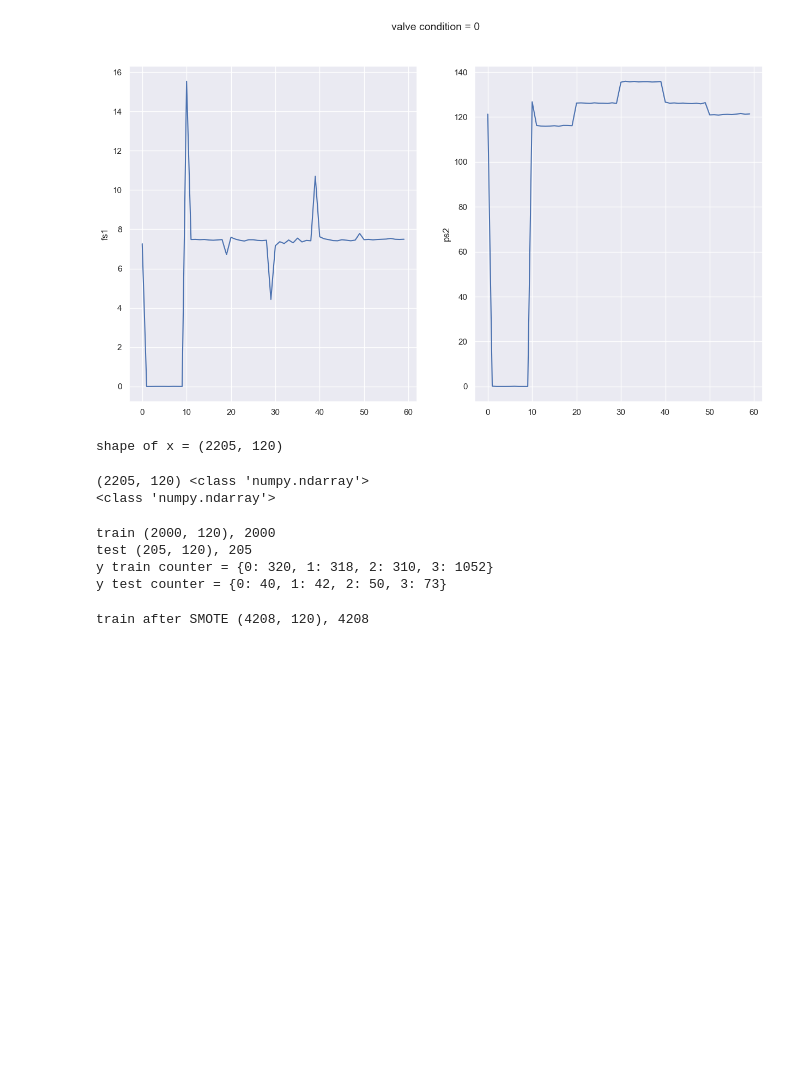
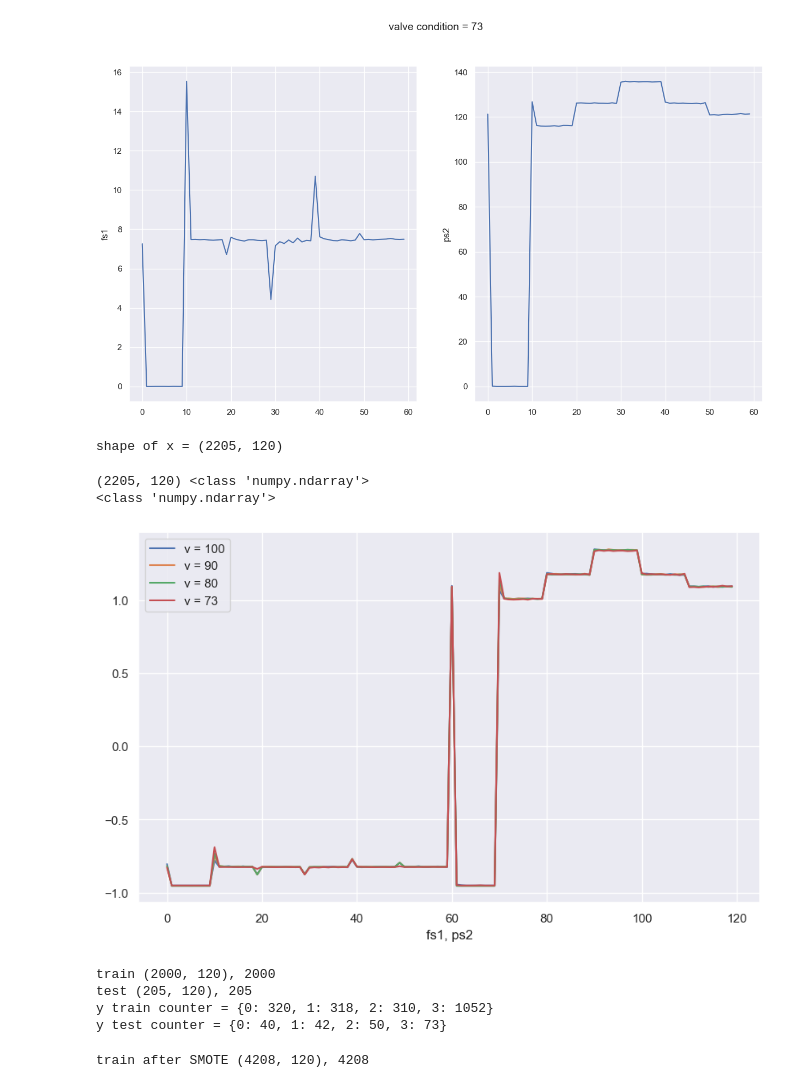
Before and after one commit to MiotyR/monitoring_hydraulic_systems, a Jupyter notebook: valve_condition_prediction.ipynb, the cells around one changed output. Cells and saved outputs as stored; diff of their text form; code cells hidden in the pictures; blank space fills up the shorter version.

```diff
--- a/valve_condition_prediction.ipynb
+++ b/valve_condition_prediction.ipynb
@@ -102,7 +102,7 @@ figure.suptitle(f'valve condition', fontsize=14)
 
 for ax, df, feature_name in zip(axes, dfs, feature_names):
     for profile_id in [0, 452, 443, 254]:
-        ax.plot(df.loc[profile_id], label=f'v = {y[profile_id]}')
+        ax.plot(df.loc[profile_id], label=f'v = {valve_condition[profile_id]}')
         ax.set_ylabel(feature_name)
         ax.legend(loc="best")
 plt.show()
@@ -114,7 +114,7 @@ feature_names = ["fs1", "ps2"]
 
 for profile_id in [0, 452, 443, 254]:
     figure, axes = plt.subplots(1, 2, figsize=(15, 8))
-    figure.suptitle(f'valve condition = {y[profile_id]}', fontsize=14)
+    figure.suptitle(f'valve condition = {valve_condition[profile_id]}', fontsize=14)
 
     for ax, df, feature_name in zip(axes, dfs, feature_names):
         ax.plot(df.loc[profile_id])
@@ -157,7 +161,7 @@ feature_names = ["fs1", "ps2"]
 
 for profile_id in [0, 452, 443, 254]:
     figure, axes = plt.subplots(1, 2, figsize=(15, 8))
-    figure.suptitle(f'valve condition = {y[profile_id]}', fontsize=14)
+    figure.suptitle(f'valve condition = {valve_condition[profile_id]}', fontsize=14)
 
     for ax, arr, feature_name in zip(axes, arrays, feature_names):
         ax.plot(arr[profile_id])
@@ -188,6 +192,15 @@ print(type(x))
 # %% [output]
 (2205, 120) <class 'numpy.ndarray'>
 <class 'numpy.ndarray'>
+# %%
+plt.figure(figsize=(10, 6))
+for profile_id in [0, 452, 443, 254]:
+    plt.plot(x[profile_id], label=f'v = {valve_condition[profile_id]}')
+    plt.xlabel("fs1, ps2")
+    plt.legend(loc="best")
+plt.show()
+# %% [output]
+[figure, added]
 # %%
 # Split data into train and test data
 nb_train_samples = 2000
```
Also changed, not shown: parts of 11 cells of this notebook, 2 other files.
